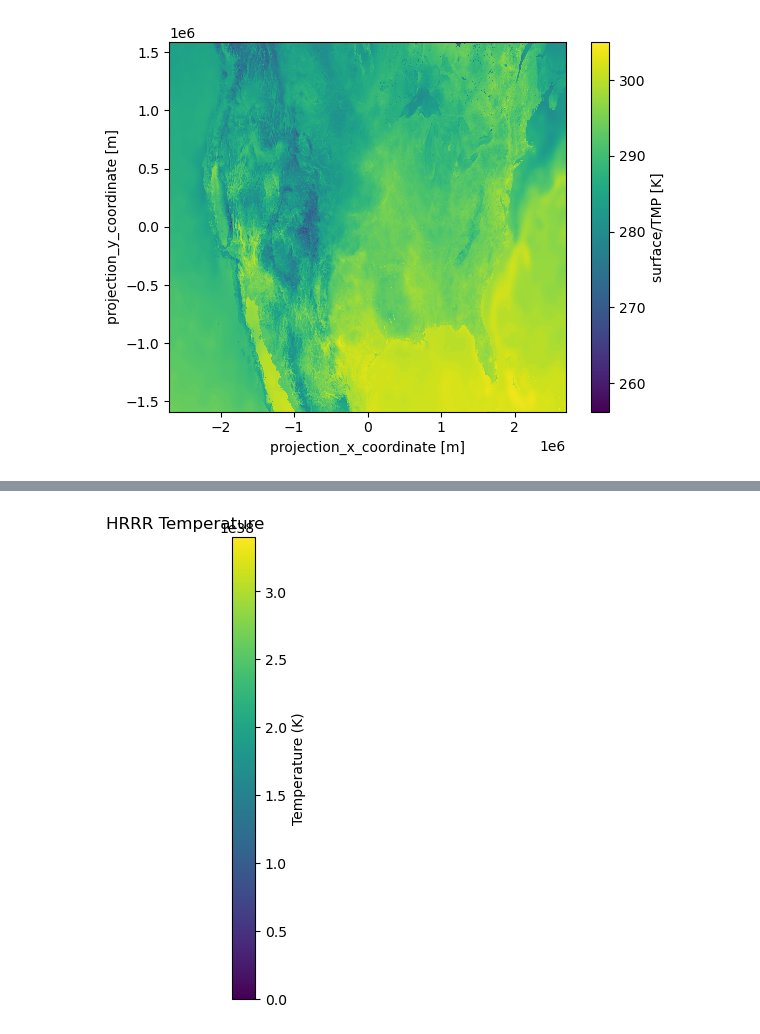
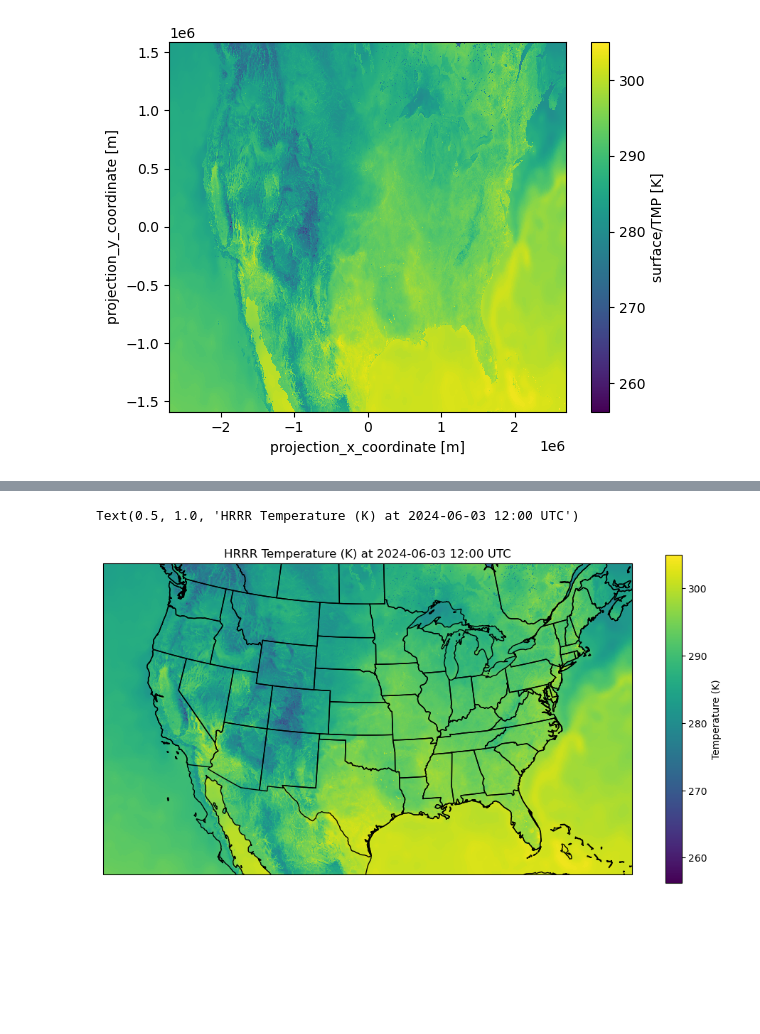
Before and after one commit to mylesmc123/hrrrzarr, a Jupyter notebook: dev.ipynb, the cells around one changed output, grey strips where cells are left out. Drawn from its saved outputs; the diff is of its cells as text; code cells hidden in the pictures; blank space fills up the shorter version.

```diff
--- a/dev.ipynb
+++ b/dev.ipynb
@@ -147,4 +106,10 @@ Attributes: (0)
 # %%
+projection = ccrs.LambertConformal( central_longitude = -97.5,
+                                   central_latitude = 38.5,
+                                   standard_parallels = (38.5,38.5),
+                                   cutoff = 0)
+# Write the CRS to the dataset
+ds3 = ds2.rio.write_crs(projection, inplace=True)
+
 # rename the x and y dimensions to lon and lat
 ds3 = ds3.rename({'projection_x_coordinate': 'x', 'projection_y_coordinate': 'y'})
-ds3
@@ -187,4 +115,0 @@ Attributes: (0)
-# %%
-# cast ds['TMP'] to a float32
-ds3['TMP'] = ds3['TMP'].astype('float32')
-ds3
@@ -231,10 +116,13 @@ ds4 = ds3.rio.reproject("EPSG:3857", resampling=Resampling.bilinear)
 # %%
 # plot ds4 as quadmesh with colorbar
 plt.figure(figsize=(12, 6))
-ax = plt.axes(projection=ccrs.PlateCarree())
-ds4.TMP.plot(ax=ax, transform=ccrs.PlateCarree(), cmap='viridis', cbar_kwargs={'label': 'Temperature (K)'})
+ax = plt.axes(projection=projection)
+ds3.TMP.plot(ax=ax, cmap='viridis', cbar_kwargs={'label': 'Temperature (K)'})
+# ds3.TMP.plot(ax=ax, transform=ccrs.PlateCarree(), cmap='viridis', cbar_kwargs={'label': 'Temperature (K)'})
 ax.coastlines()
-plt.title('HRRR Temperature')
-plt.show()
+ax.add_feature(cfeature.STATES.with_scale('50m'))
+plt.title(f'HRRR Temperature (K) at {pd.to_datetime(ds3.time.data[0]).strftime('%Y-%m-%d %H:%M')} UTC')
+# plt.show()
 # %% [output]
+Text(0.5, 1.0, 'HRRR Temperature (K) at 2024-06-03 12:00 UTC')
-[figure, old version]
+[figure, new version]
```
Also changed, not shown: parts of 16 cells of this notebook, 2 other files.
